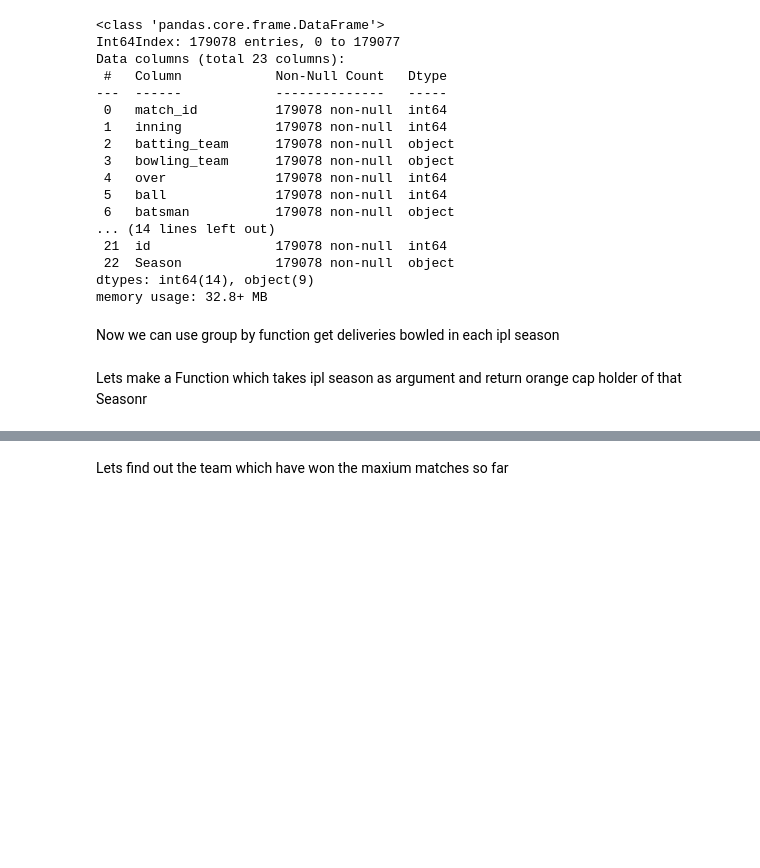
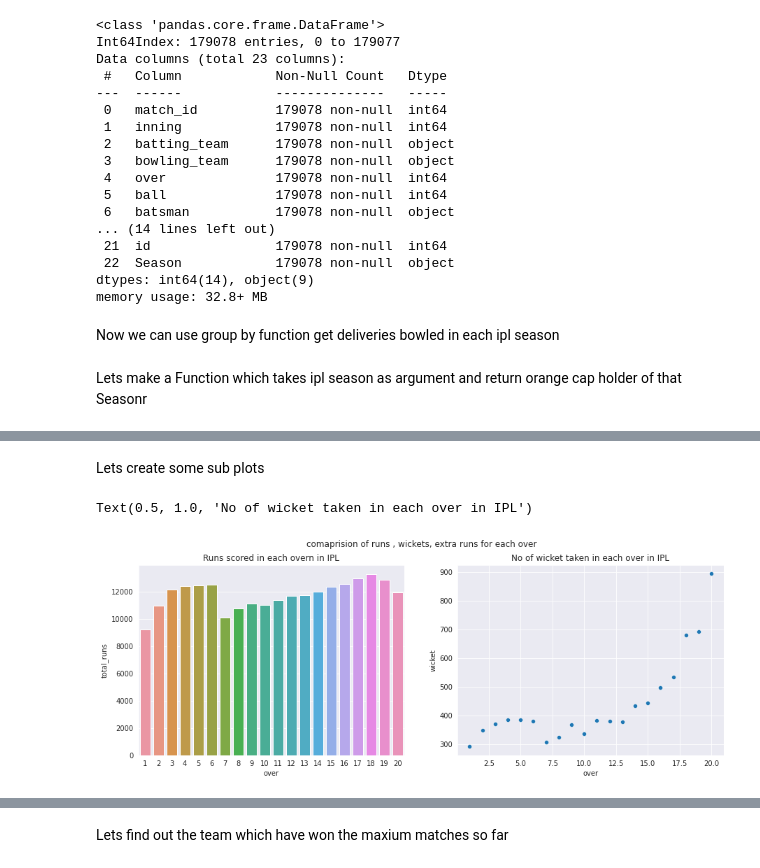
Before and after one commit to rajatpal00/-ABTN0104--IPL-T20-Cricket-Analysis-, a Jupyter notebook: Rajat_Kr_Pal_24_02_2021_[ABTN0104]_IPL_T20_Cricket_Analysis_Capstone_Project.ipynb, the cells around one changed output, grey strips where cells are left out. Drawn from its saved outputs; the diff is of its cells as text; code cells hidden in the pictures; blank space fills up the shorter version.

```diff
--- a/Rajat_Kr_Pal_24_02_2021_[ABTN0104]_IPL_T20_Cricket_Analysis_Capstone_Project.ipynb
+++ b/Rajat_Kr_Pal_24_02_2021_[ABTN0104]_IPL_T20_Cricket_Analysis_Capstone_Project.ipynb
@@ -209,0 +332,8 @@ get_orange_cap("IPL-2017")
+# %%
+#creating a function which will return a flaot value of wicket which can be usefull for us
+def get_wicket(dismisal):
+  if dismisal  :
+    return 1
+# %%
+deliveries_df["wicket"] = deliveries_df[~deliveries_df['player_dismissed'].isna()]["player_dismissed"].apply(get_wicket)
+deliveries_df[~deliveries_df["wicket"].isna()].head(2)
@@ -209,0 +353,3 @@ get_orange_cap("IPL-2017")
+# %%
+wicketper_over_df = deliveries_df[deliveries_df["is_super_over"]==0].groupby("over").sum('wickets').reset_index()
+wicketper_over_df
@@ -209,0 +374,12 @@ get_orange_cap("IPL-2017")
+# %% [markdown]
+Lets create some sub plots
+# %%
+sns.set_style("darkgrid")
+fig , axes= plt.subplots(1,2, figsize = (15,5))
+fig.suptitle ('comaprision of runs , wickets, extra runs for each over')
+
+sns.barplot(ax= axes[0],data = wicketper_over_df,x='over',y="total_runs").set_title("Runs scored in each overn in IPL")
+sns.scatterplot(ax= axes[1],data= wicketper_over_df,x="over",y="wicket").set_title("No of wicket taken in each over in IPL")
+# %% [output]
+Text(0.5, 1.0, 'No of wicket taken in each over in IPL')
+[figure, added]
```
Also changed, not shown: parts of 43 cells of this notebook.
